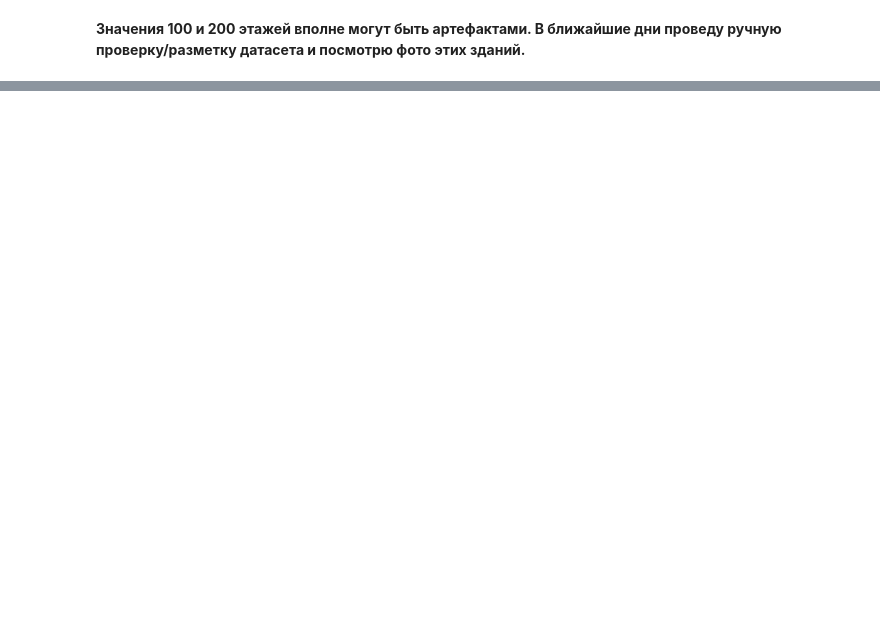
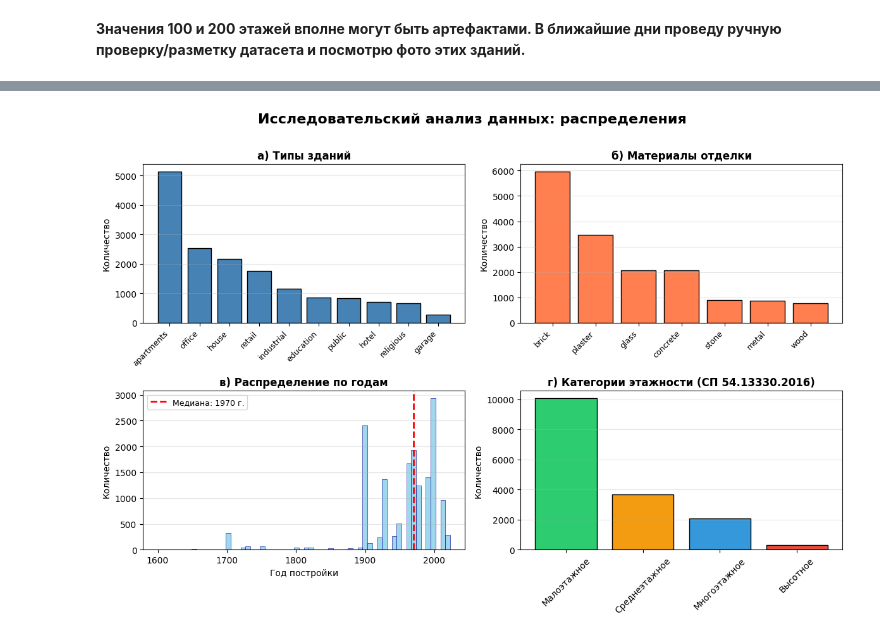
Before and after one commit to asemenyk24/diploma_project_2026, a Jupyter notebook: eda.ipynb, the cells around one changed output, grey strips where cells are left out. Drawn from its saved outputs; the diff is of its cells as text; code cells hidden in the pictures; blank space fills up the shorter version.

```diff
--- a/eda.ipynb
+++ b/eda.ipynb
@@ -366,0 +388,47 @@ plt.show()
+# %%
+# Графики для презентации
+fig, axes = plt.subplots(2, 2, figsize=(12, 8))
+
+# Типы зданий
+type_cnt = df['type'].value_counts()
+axes[0, 0].bar(range(len(type_cnt)), type_cnt.values, color='steelblue', edgecolor='black')
+axes[0, 0].set_xticks(range(len(type_cnt)))
+axes[0, 0].set_xticklabels(type_cnt.index, rotation=45, ha='right', fontsize=9)
+axes[0, 0].set_ylabel('Количество')
+axes[0, 0].set_title('а) Типы зданий', fontweight='bold')
+axes[0, 0].grid(axis='y', alpha=0.3)
+
+# Материалы отделки
+mat_cnt = df['surface_mat'].value_counts()
+axes[0, 1].bar(range(len(mat_cnt)), mat_cnt.values, color='coral', edgecolor='black')
+axes[0, 1].set_xticks(range(len(mat_cnt)))
+axes[0, 1].set_xticklabels(mat_cnt.index, rotation=45, ha='right', fontsize=9)
+axes[0, 1].set_ylabel('Количество')
+axes[0, 1].set_title('б) Материалы отделки', fontweight='bold')
+axes[0, 1].grid(axis='y', alpha=0.3)
+
+# Годы постройки
+axes[1, 0].hist(df_filtered['age'], bins=60, color='skyblue', edgecolor='darkblue', alpha=0.8, linewidth=0.5)
+axes[1, 0].axvline(df_filtered['age'].median(), color='red', ls='--', linewidth=2,
+                   label=f"Медиана: {df_filtered['age'].median():.0f} г.")
+axes[1, 0].set_xlabel('Год постройки')
+axes[1, 0].set_ylabel('Количество')
+axes[1, 0].set_title('в) Распределение по годам', fontweight='bold')
+axes[1, 0].legend(fontsize=9)
+axes[1, 0].grid(axis='y', alpha=0.3)
+
+# Категории этажности
+cat_order = ['Малоэтажное', 'Среднеэтажное', 'Многоэтажное', 'Высотное']
+cat_counts = df['floor_cat'].value_counts().reindex(cat_order)
+colors = ['#2ecc71', '#f39c12', '#3498db', '#e74c3c']
+axes[1, 1].bar(cat_counts.index, cat_counts.values, color=colors, edgecolor='black')
+axes[1, 1].set_ylabel('Количество')
+axes[1, 1].set_title('г) Категории этажности (СП 54.13330.2016)', fontweight='bold')
+axes[1, 1].tick_params(axis='x', rotation=45)
+axes[1, 1].grid(axis='y', alpha=0.3)
+
+plt.suptitle('Исследовательский анализ данных: распределения', fontsize=16, fontweight='bold', y=1.01)
+plt.tight_layout()
+plt.show()
+# %% [output]
+[figure, added]
```
Also changed, not shown: parts of 15 cells of this notebook, 4 other files.
